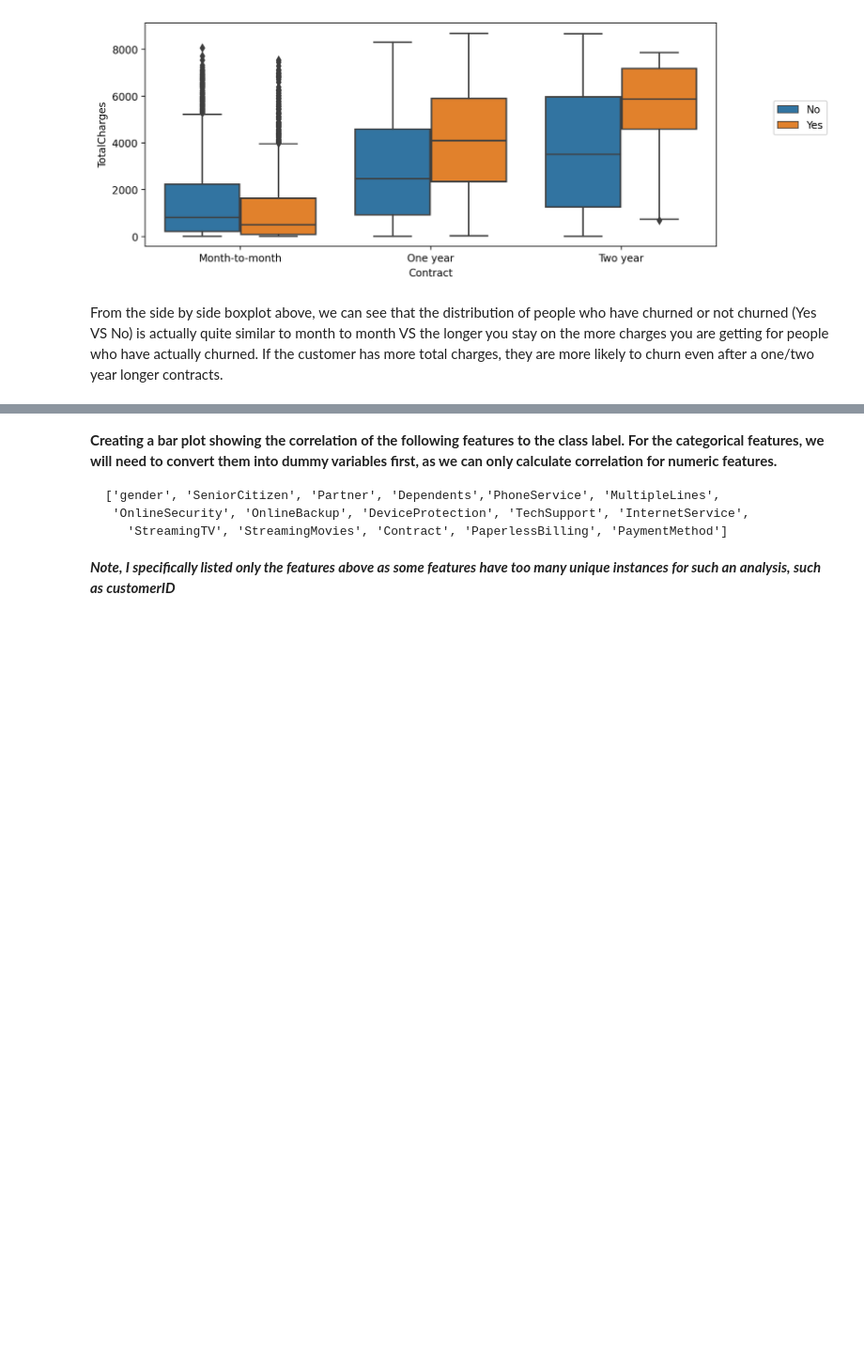
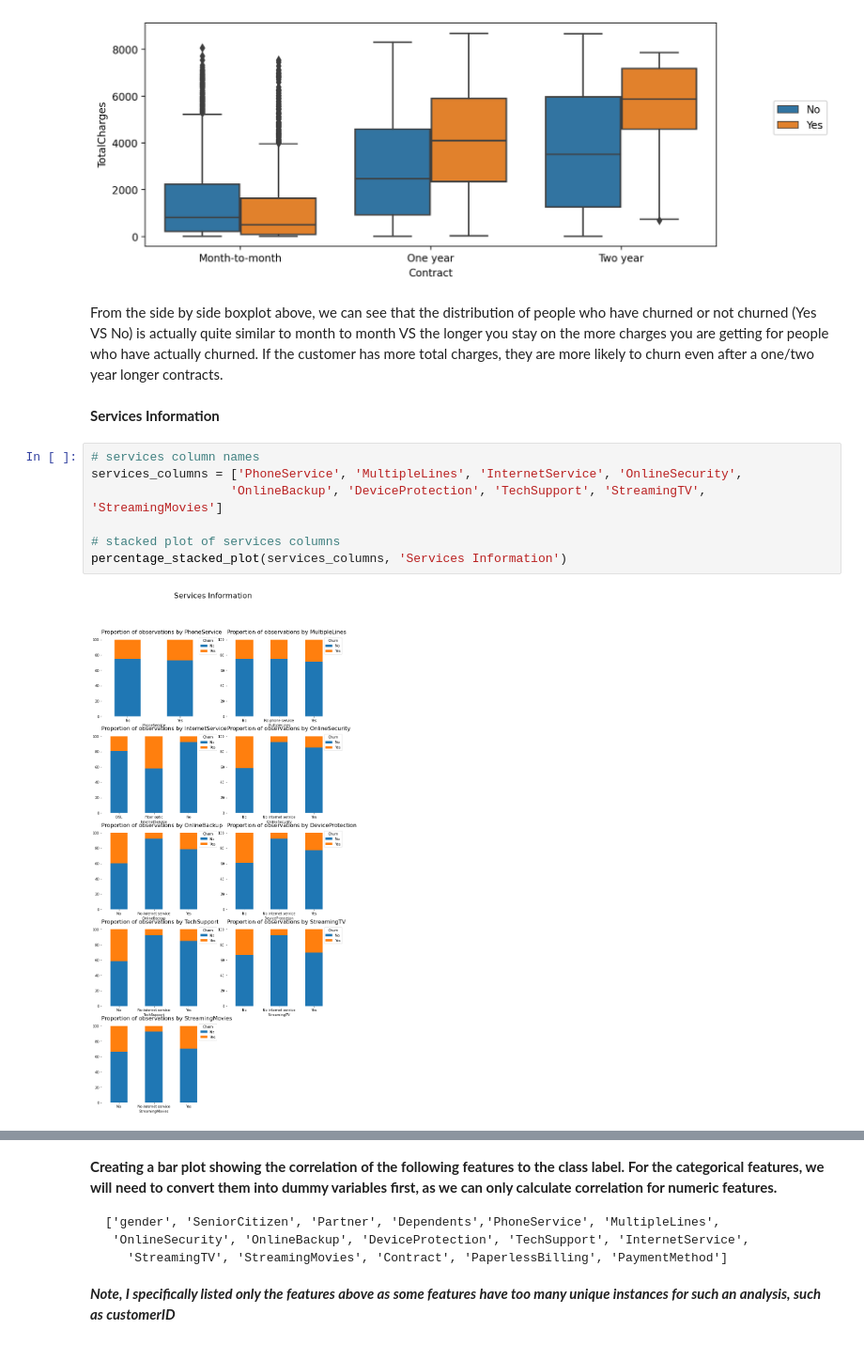
Before and after one commit to Aliya-Alim/TelcoChurnAnalysis, a Jupyter notebook: 01-Sup-Learning-Capstone-Tree-Methods-SOLNs.ipynb, the cells around one changed output, grey strips where cells are left out. Shown at 94% size. Cells and saved outputs as stored; diff of their text form; blank space fills up the shorter version.

```diff
--- a/01-Sup-Learning-Capstone-Tree-Methods-SOLNs.ipynb
+++ b/01-Sup-Learning-Capstone-Tree-Methods-SOLNs.ipynb
@@ -157,3 +293,14 @@ plt.legend(loc=(1.1,0.5))
 # %% [markdown]
 From the side by side boxplot above, we can see that the distribution of people who have churned or not churned (Yes VS No) is actually quite similar to month to month VS the longer you stay on the more charges you are getting for people who have actually churned.
 If the customer has more total charges, they are more likely to churn even after a one/two year longer contracts.
+# %% [markdown]
+**Services Information**
+# %%
+# services column names
+services_columns = ['PhoneService', 'MultipleLines', 'InternetService', 'OnlineSecurity',
+                   'OnlineBackup', 'DeviceProtection', 'TechSupport', 'StreamingTV', 'StreamingMovies']
+
+# stacked plot of services columns
+percentage_stacked_plot(services_columns, 'Services Information')
+# %% [output]
+[figure, added]
```
Also changed, not shown: parts of 72 cells of this notebook.
